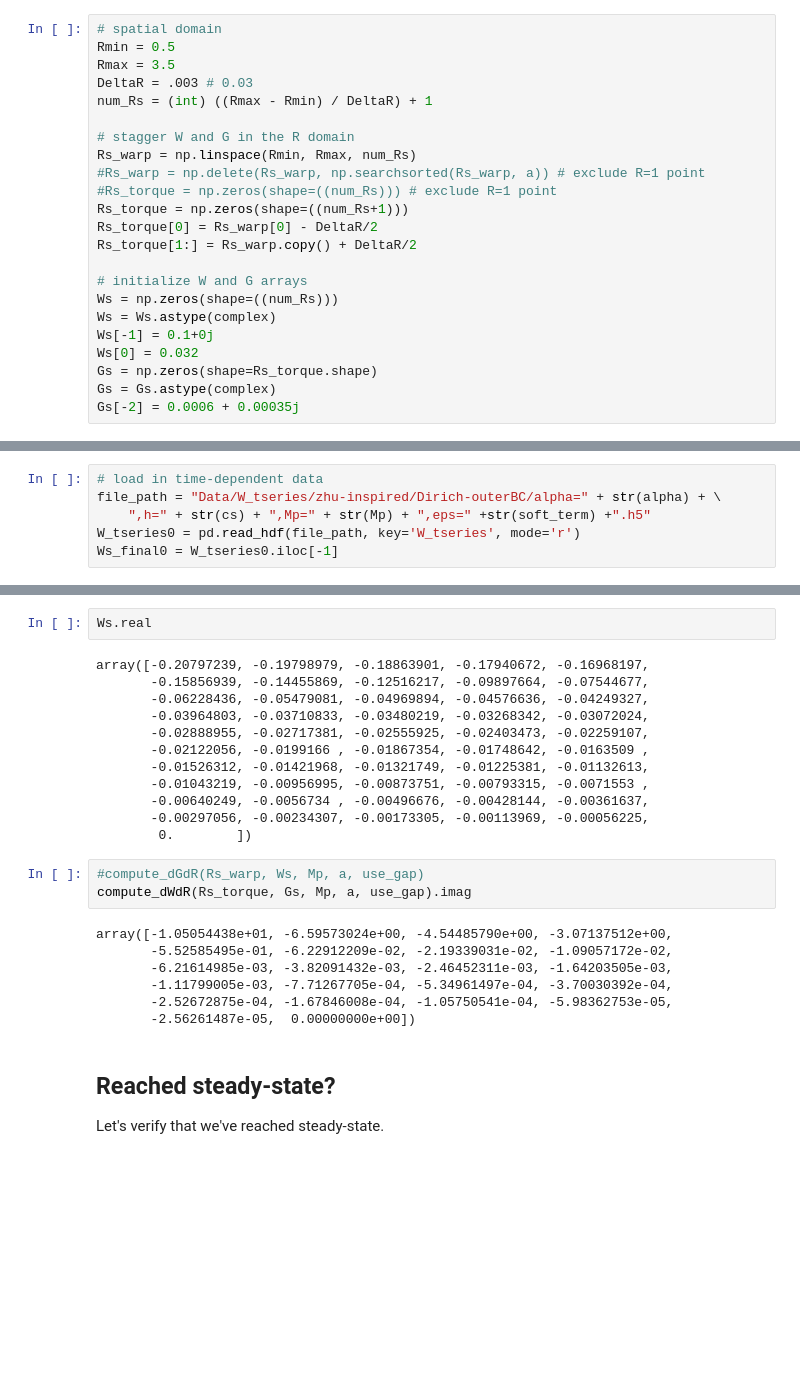
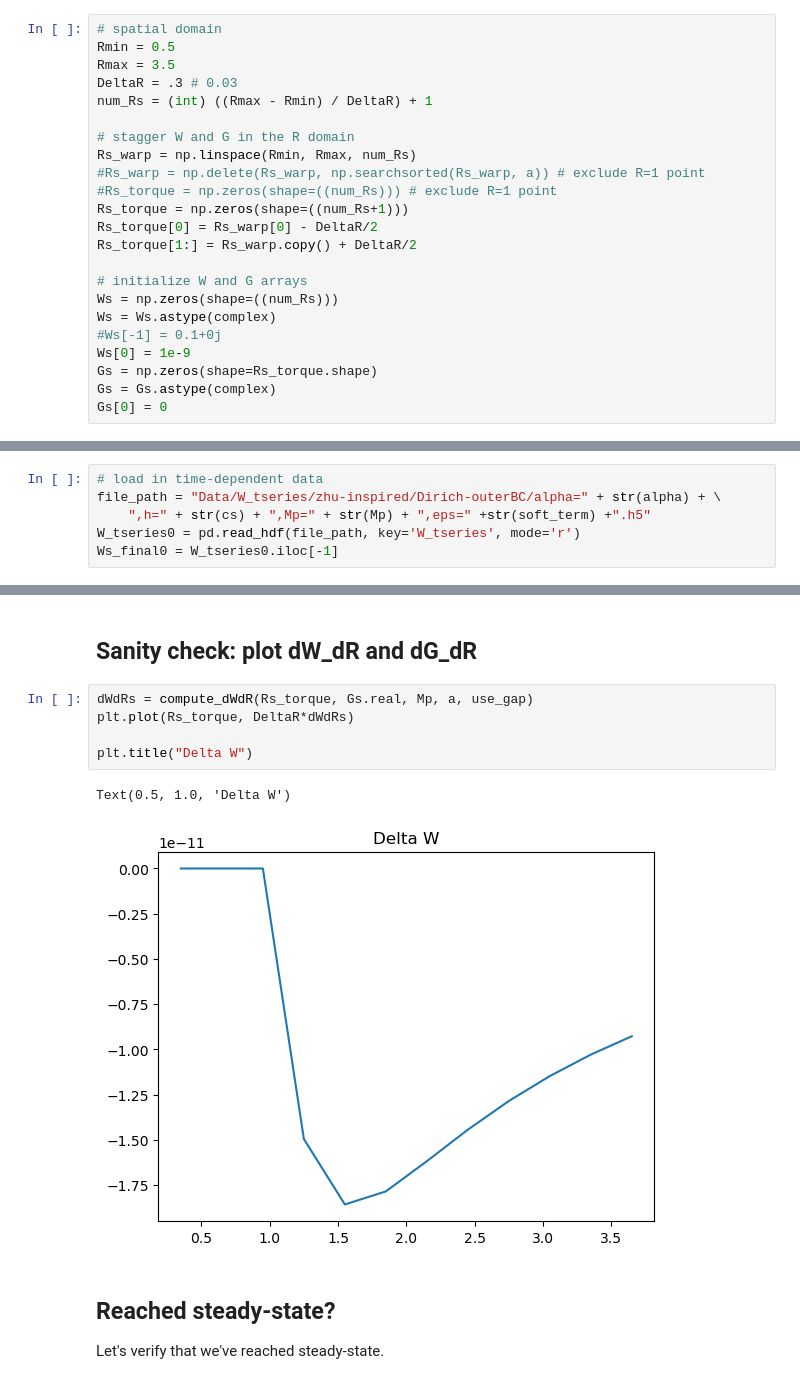
Before and after one commit to Jupiter1994/warped-disks, a Jupyter notebook: reduced-eqs-steady-state.ipynb, the cells around one changed output, grey strips where cells are left out. Saved outputs shown, nothing was run; the diff lists cells and outputs as text; blank space fills up the shorter version.

```diff
--- a/reduced-eqs-steady-state.ipynb
+++ b/reduced-eqs-steady-state.ipynb
@@ -591,7 +556,7 @@ def Omega_orig(Rs, Mp, a):
 # spatial domain
 Rmin = 0.5
 Rmax = 3.5
-DeltaR = .003 # 0.03
+DeltaR = .3 # 0.03
 num_Rs = (int) ((Rmax - Rmin) / DeltaR) + 1
 
 # stagger W and G in the R domain
@@ -605,8 +570,8 @@ Rs_torque[1:] = Rs_warp.copy() + DeltaR/2
 # initialize W and G arrays
 Ws = np.zeros(shape=((num_Rs)))
 Ws = Ws.astype(complex)
-Ws[-1] = 0.1+0j
-Ws[0] = 0.032
+#Ws[-1] = 0.1+0j
+Ws[0] = 1e-9
 Gs = np.zeros(shape=Rs_torque.shape)
 Gs = Gs.astype(complex)
-Gs[-2] = 0.0006 + 0.00035j
+Gs[0] = 0
@@ -717,27 +680,13 @@ plt.show()
-# %%
-Ws.real
-# %% [output]
-array([-0.20797239, -0.19798979, -0.18863901, -0.17940672, -0.16968197,
-       -0.15856939, -0.14455869, -0.12516217, -0.09897664, -0.07544677,
-       -0.06228436, -0.05479081, -0.04969894, -0.04576636, -0.04249327,
-       -0.03964803, -0.03710833, -0.03480219, -0.03268342, -0.03072024,
-       -0.02888955, -0.02717381, -0.02555925, -0.02403473, -0.02259107,
-       -0.02122056, -0.0199166 , -0.01867354, -0.01748642, -0.0163509 ,
-       -0.01526312, -0.01421968, -0.01321749, -0.01225381, -0.01132613,
-       -0.01043219, -0.00956995, -0.00873751, -0.00793315, -0.0071553 ,
-       -0.00640249, -0.0056734 , -0.00496676, -0.00428144, -0.00361637,
-       -0.00297056, -0.00234307, -0.00173305, -0.00113969, -0.00056225,
-        0.        ])
-# %%
-#compute_dGdR(Rs_warp, Ws, Mp, a, use_gap)
-compute_dWdR(Rs_torque, Gs, Mp, a, use_gap).imag
-# %% [output]
-array([-1.05054438e+01, -6.59573024e+00, -4.54485790e+00, -3.07137512e+00,
-       -5.52585495e-01, -6.22912209e-02, -2.19339031e-02, -1.09057172e-02,
-       -6.21614985e-03, -3.82091432e-03, -2.46452311e-03, -1.64203505e-03,
-       -1.11799005e-03, -7.71267705e-04, -5.34961497e-04, -3.70030392e-04,
-       -2.52672875e-04, -1.67846008e-04, -1.05750541e-04, -5.98362753e-05,
-       -2.56261487e-05,  0.00000000e+00])
+# %% [markdown]
+## Sanity check: plot dW_dR and dG_dR
+# %%
+dWdRs = compute_dWdR(Rs_torque, Gs.real, Mp, a, use_gap)
+plt.plot(Rs_torque, DeltaR*dWdRs)
+
+plt.title("Delta W")
+# %% [output]
+Text(0.5, 1.0, 'Delta W')
+[figure, added]
 # %% [markdown]
 ## Reached steady-state?
 
```
Also changed, not shown: parts of 8 cells of this notebook, 1 other file.
